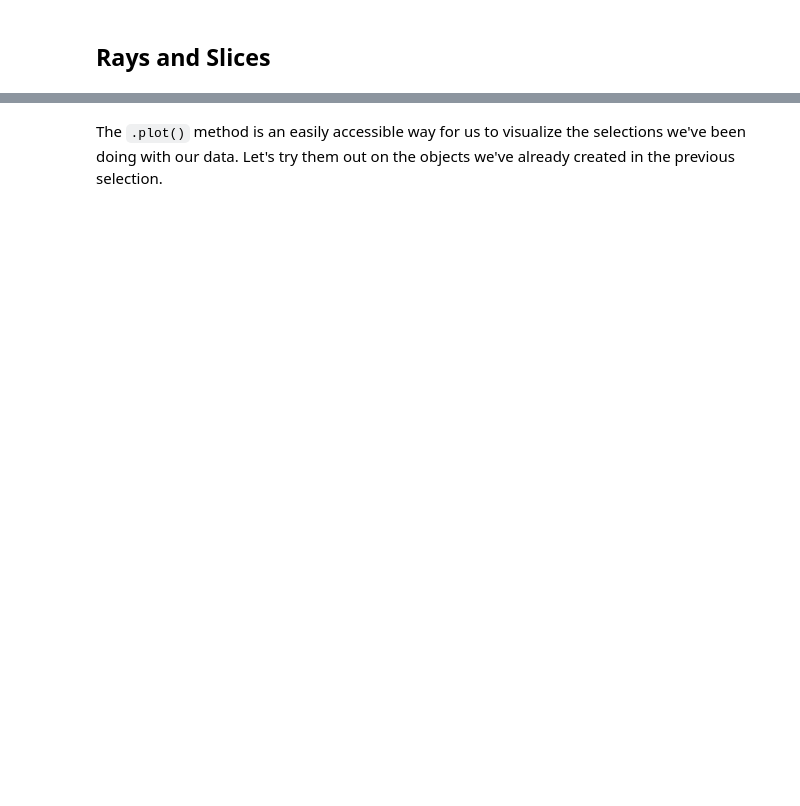
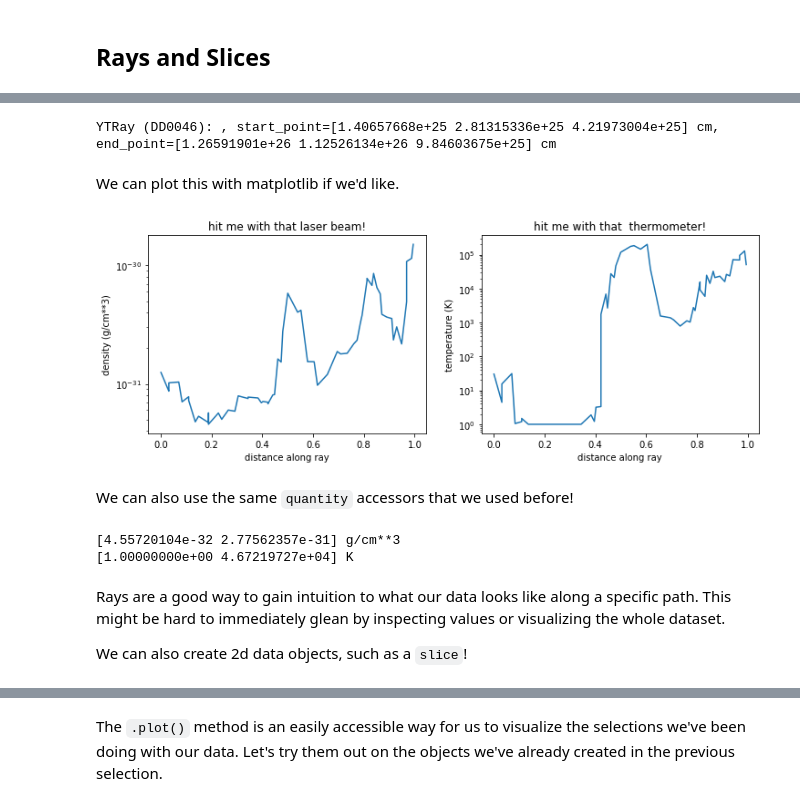
Before and after one commit to yt-project/2020-03-cca-workshop, a Jupyter notebook: 02-regions.ipynb, the cells around one changed output, grey strips where cells are left out. Cells and saved outputs as stored; diff of their text form; code cells hidden in the pictures; blank space fills up the shorter version.

```diff
--- a/02-regions.ipynb
+++ b/02-regions.ipynb
@@ -176,0 +277,8 @@ Load in the dataset `enzo_cosmology_plus` and select a cubic region in the cente
+# %%
+ra = ds.ray([0.1, 0.2, 0.3], [0.9, 0.8, 0.7])
+# %%
+ra
+# %% [output]
+YTRay (DD0046): , start_point=[1.40657668e+25 2.81315336e+25 4.21973004e+25] cm, end_point=[1.26591901e+26 1.12526134e+26 9.84603675e+25] cm
+# %% [markdown]
+We can plot this with matplotlib if we'd like.
@@ -176,0 +287,29 @@ Load in the dataset `enzo_cosmology_plus` and select a cubic region in the cente
+# %%
+t = ra['t']
+dens = ra['density']
+temp = ra['temperature']
+fig, (ax1, ax2) = plt.subplots(nrows=1, ncols=2, figsize=(12, 4))
+ax1.plot(t, dens)
+ax1.set_yscale('log')
+ax1.set(xlabel='distance along ray', ylabel='density (g/cm**3)',
+       title='hit me with that laser beam!')
+
+ax2.plot(t, temp)
+ax2.set_yscale('log')
+ax2.set(xlabel='distance along ray', ylabel='temperature (K)',
+       title='hit me with that  thermometer!')
+plt.show()
+# %% [output]
+[figure, added]
+# %% [markdown]
+We can also use the same `quantity` accessors that we used before!
+# %%
+print(ra.quantities.extrema('density'))
+print(ra.quantities.extrema('temperature'))
+# %% [output]
+[4.55720104e-32 2.77562357e-31] g/cm**3
+[1.00000000e+00 4.67219727e+04] K
+# %% [markdown]
+Rays are a good way to gain intuition to what our data looks like along a specific path. This might be hard to immediately glean by inspecting values or visualizing the whole dataset.
+
+We can also create 2d data objects, such as a `slice`!
```
Also changed, not shown: parts of 61 cells of this notebook.
